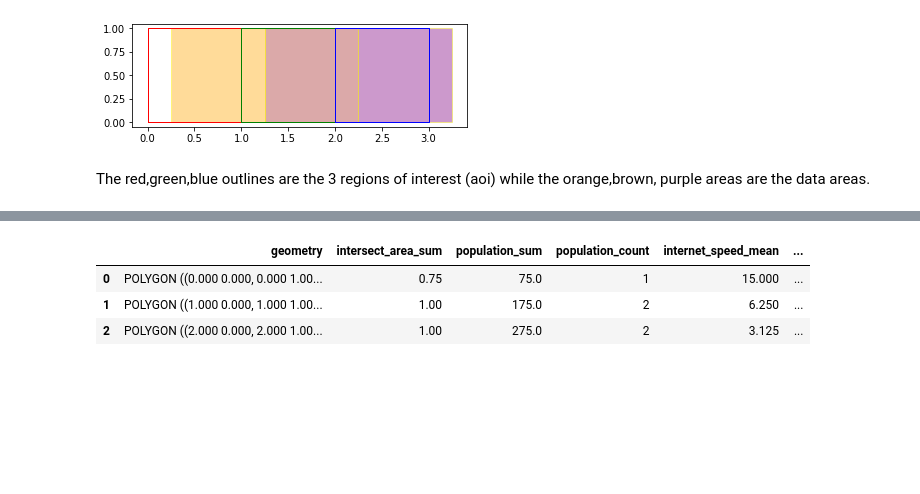
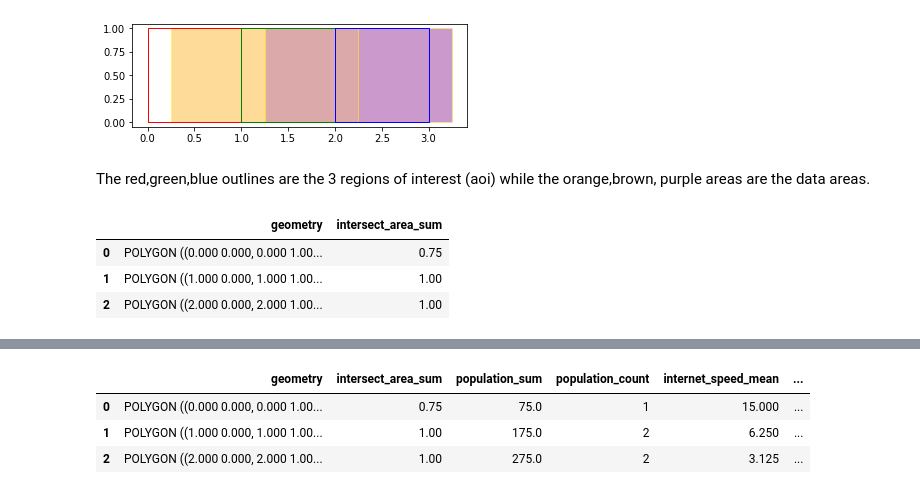
Before and after one commit to thinkingmachines/geowrangler, a Jupyter notebook: notebooks/06_area_zonal_stats.ipynb, the cells around one changed output, grey strips where cells are left out. Drawn from its saved outputs; the diff is of its cells as text; code cells hidden in the pictures; blank space fills up the shorter version.

Commit message:
Add default empty list of aggregations

```diff
--- a/notebooks/06_area_zonal_stats.ipynb
+++ b/notebooks/06_area_zonal_stats.ipynb
@@ -60,3 +49,24 @@ def extract_func(func):
+# %%
+# exporti
+def extract_func(func):
+    # extra by default is none
+    extra = []
+    # extra can contain either raw, data or aoi
+    if func.__contains__("raw_"):
+        extra += ["raw"]
+        func = func.replace("raw_", "")
+    elif func.__contains__("data_"):
+        extra += ["data"]
+        func = func.replace("data_", "")
+    elif func.__contains__("aoi_"):
+        extra += ["aoi"]
+        func = func.replace("aoi_", "")
+    # extra can have imputed
+    if func.__contains__("imputed_"):
+        extra += ["imputed"]
+        func = func.replace("imputed_", "")
+
+    return func, extra
 # %%
 # hide
 assert extract_func("count") == ("count", [])
@@ -123,10 +137,17 @@ def get_source_column(agg):
     intersect_data_column = f"intersect_data_{agg['column']}"
     intersect_aoi_column = f"intersect_aoi_{agg['column']}"
 
-    if agg["func"] in ("sum", "count"):
+    if "data" in agg["extras"]:
         return intersect_data_column
 
-    return intersect_aoi_column
+    if "aoi" in agg["extras"]:
+        return intersect_aoi_column
+    # defaults if not overridden by extra modifier
+    if agg["func"] == "sum":  # sum apportions data area
+        return intersect_data_column
+    if agg["func"] == "mean":  # mean apportions on aoi area
+        return intersect_aoi_column
+    return agg["column"]  # everything else based on raw column
 # %%
 # hide
 assert (
@@ -267,7 +288,7 @@ def create_area_zonal_stats(
     data: gpd.GeoDataFrame,  # Source gdf of region/areas containing data to compute zonal stats from
     aggregations: List[  # List of agg specs, with each agg spec applied to a data column
         Dict[str, Any]
-    ],
+    ] = [],
     include_intersect=True,  # Add column 'intersect_area_sum' w/ch computes total area of data areas intersecting aoi
     fix_min=True,  # Set min to zero if there are areas in aoi w/ch do not containing any intersecting area from the data.
 ):
@@ -414,6 +435,15 @@ ax = simple_aoi.plot(ax=ax, facecolor="none", edgecolor=["r", "g", "b"])
 [figure]
 # %% [markdown]
 The red,green,blue outlines are the 3 regions of interest (aoi) while the orange,brown, purple areas are the data areas.
+# %%
+empty_aoi_results = create_area_zonal_stats(simple_aoi, simple_data)
+# %%
+empty_aoi_results
+# %% [output]
+|  | geometry | intersect_area_sum |
+| 0 | POLYGON ((0.000 0.000, 0.000 1.00... | 0.75 |
+| 1 | POLYGON ((1.000 0.000, 1.000 1.00... | 1.00 |
+| 2 | POLYGON ((2.000 0.000, 2.000 1.00... | 1.00 |
 # %%
 %%time
 simple_aoi_results = create_area_zonal_stats(
```
Also changed, not shown: parts of 8 cells of this notebook, 1 other file.
